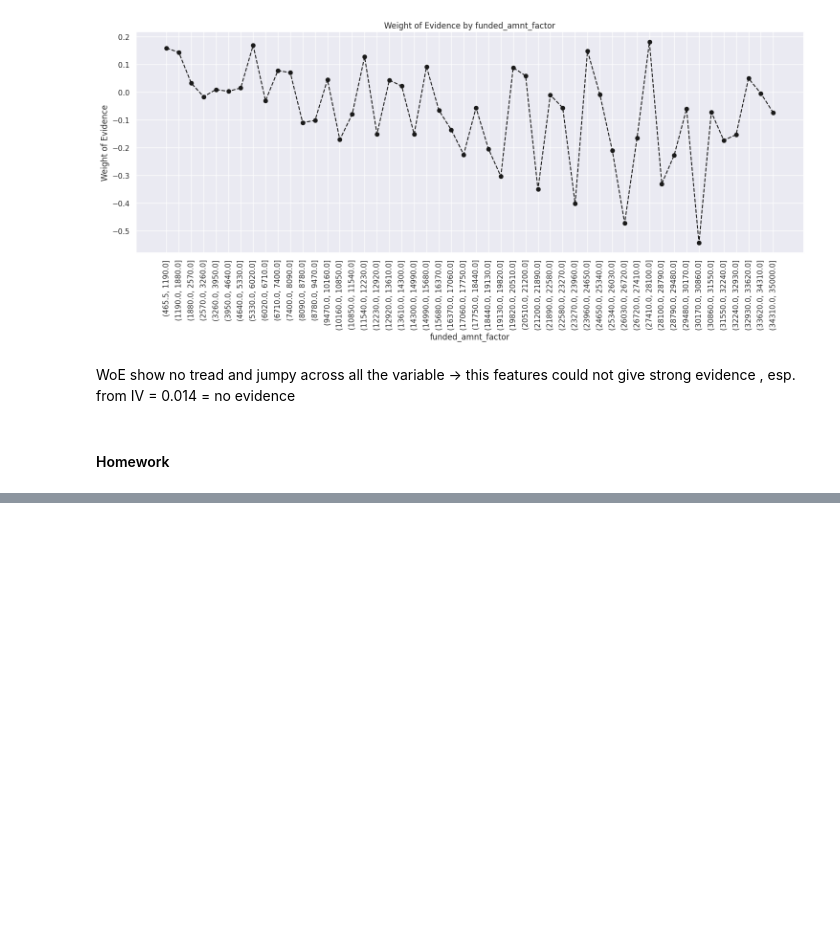
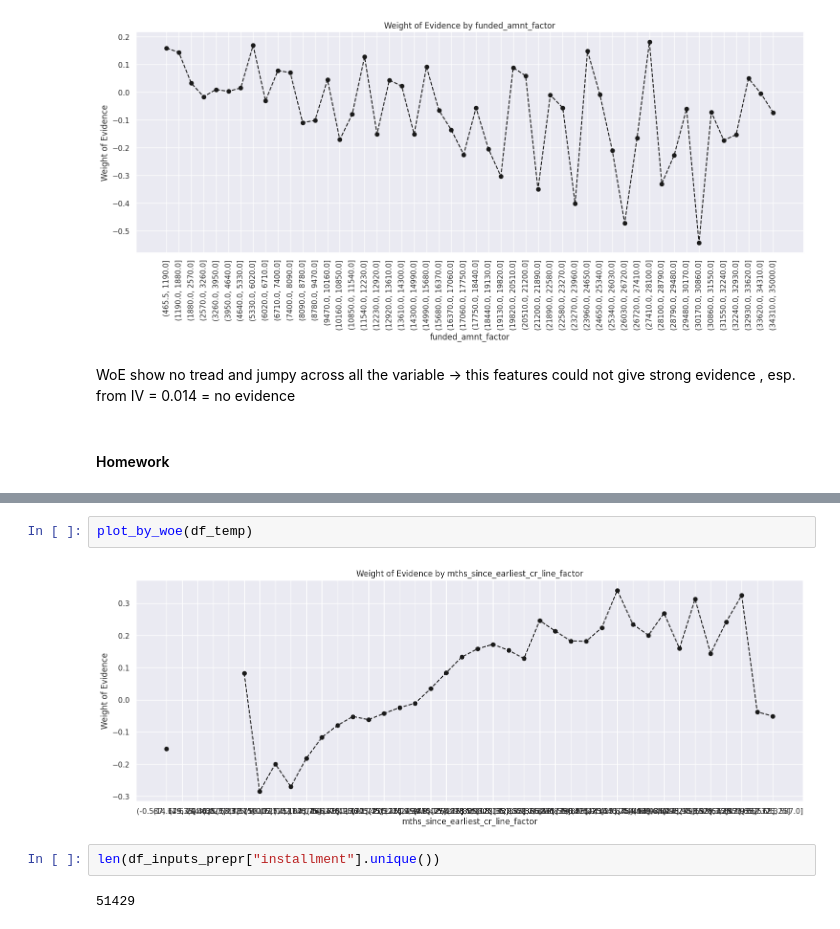
Before and after one commit to pbdanny/PythonProject, a Jupyter notebook: credit_risk_modeling/notebook/CreditRiskModeling_Preparation_4.ipynb, the cells around one changed output, grey strips where cells are left out. Saved outputs shown, nothing was run; the diff lists cells and outputs as text; blank space fills up the shorter version.

```diff
--- a/credit_risk_modeling/notebook/CreditRiskModeling_Preparation_4.ipynb
+++ b/credit_risk_modeling/notebook/CreditRiskModeling_Preparation_4.ipynb
@@ -846,0 +840,8 @@ df_temp
+# %%
+plot_by_woe(df_temp)
+# %% [output]
+[figure, added]
+# %%
+len(df_inputs_prepr["installment"].unique())
+# %% [output]
+51429
```
Also changed, not shown: parts of 18 cells of this notebook.
